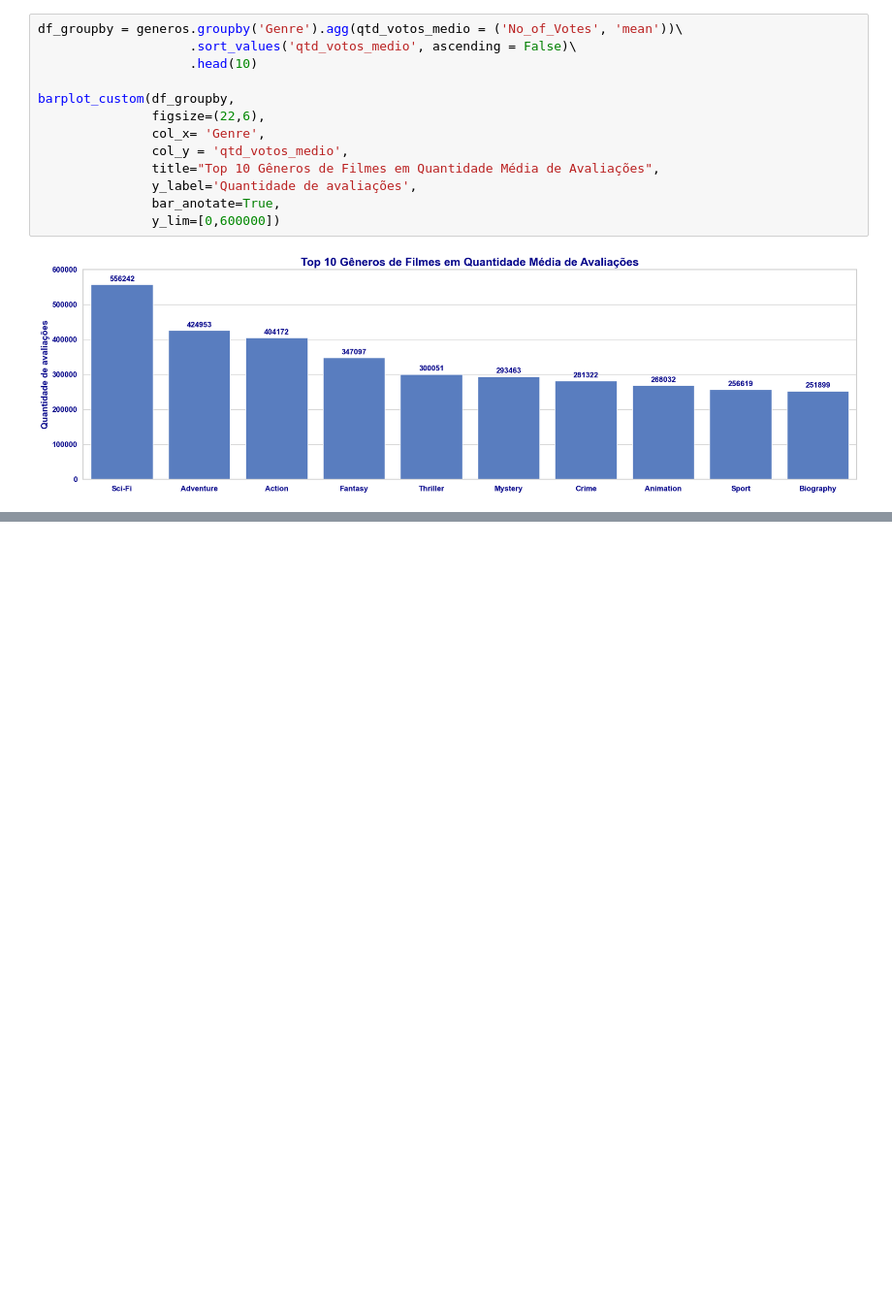
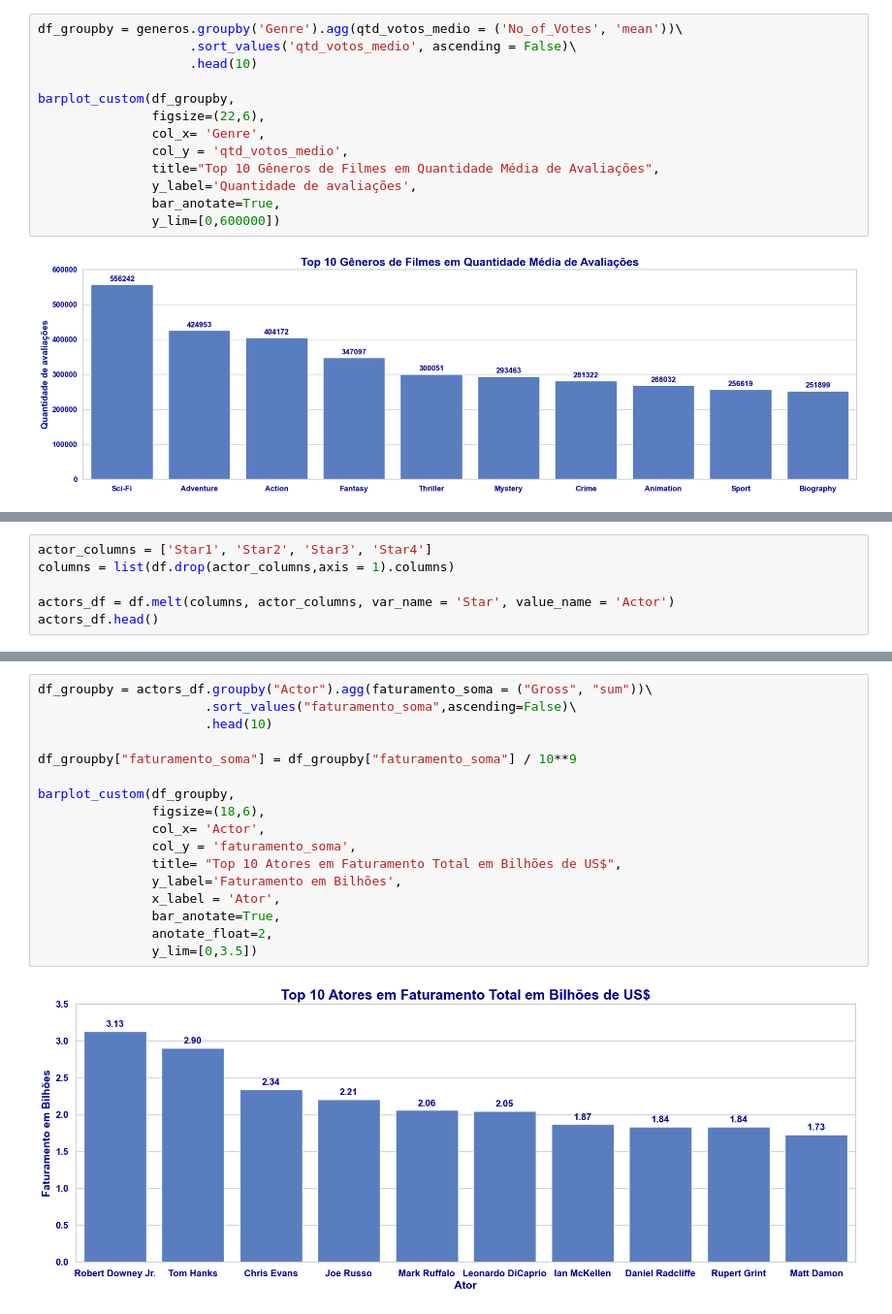
Before and after one commit to AurelioGuilherme/Desafio_Ciencia_de_Dados, a Jupyter notebook: Notebooks/EDA.ipynb, the cells around one changed output, grey strips where cells are left out. Shown at 97% size. Saved outputs shown, nothing was run; the diff lists cells and outputs as text; blank space fills up the shorter version.

```diff
--- a/Notebooks/EDA.ipynb
+++ b/Notebooks/EDA.ipynb
@@ -662,0 +755,6 @@ interactive(children=(Dropdown(description='year_tag', options=('1 - Early Cinem
+# %%
+actor_columns = ['Star1', 'Star2', 'Star3', 'Star4']
+columns = list(df.drop(actor_columns,axis = 1).columns)
+
+actors_df = df.melt(columns, actor_columns, var_name = 'Star', value_name = 'Actor')
+actors_df.head()
@@ -662,0 +776,19 @@ interactive(children=(Dropdown(description='year_tag', options=('1 - Early Cinem
+# %%
+df_groupby = actors_df.groupby("Actor").agg(faturamento_soma = ("Gross", "sum"))\
+                      .sort_values("faturamento_soma",ascending=False)\
+                      .head(10)
+
+df_groupby["faturamento_soma"] = df_groupby["faturamento_soma"] / 10**9
+
+barplot_custom(df_groupby,
+               figsize=(18,6),
+               col_x= 'Actor',
+               col_y = 'faturamento_soma',
+               title= "Top 10 Atores em Faturamento Total em Bilhões de US$",
+               y_label='Faturamento em Bilhões',
+               x_label = 'Ator',
+               bar_anotate=True,
+               anotate_float=2,
+               y_lim=[0,3.5])
+# %% [output]
+[figure, added]
```
Also changed, not shown: parts of 47 cells of this notebook.
